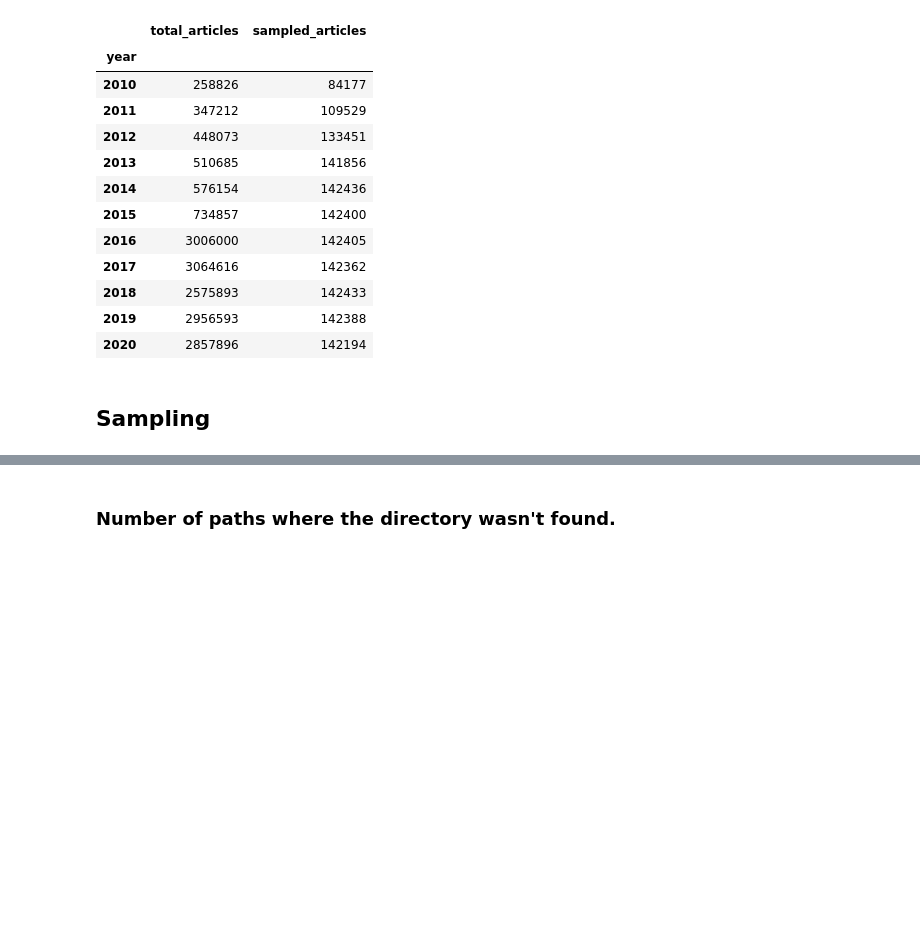
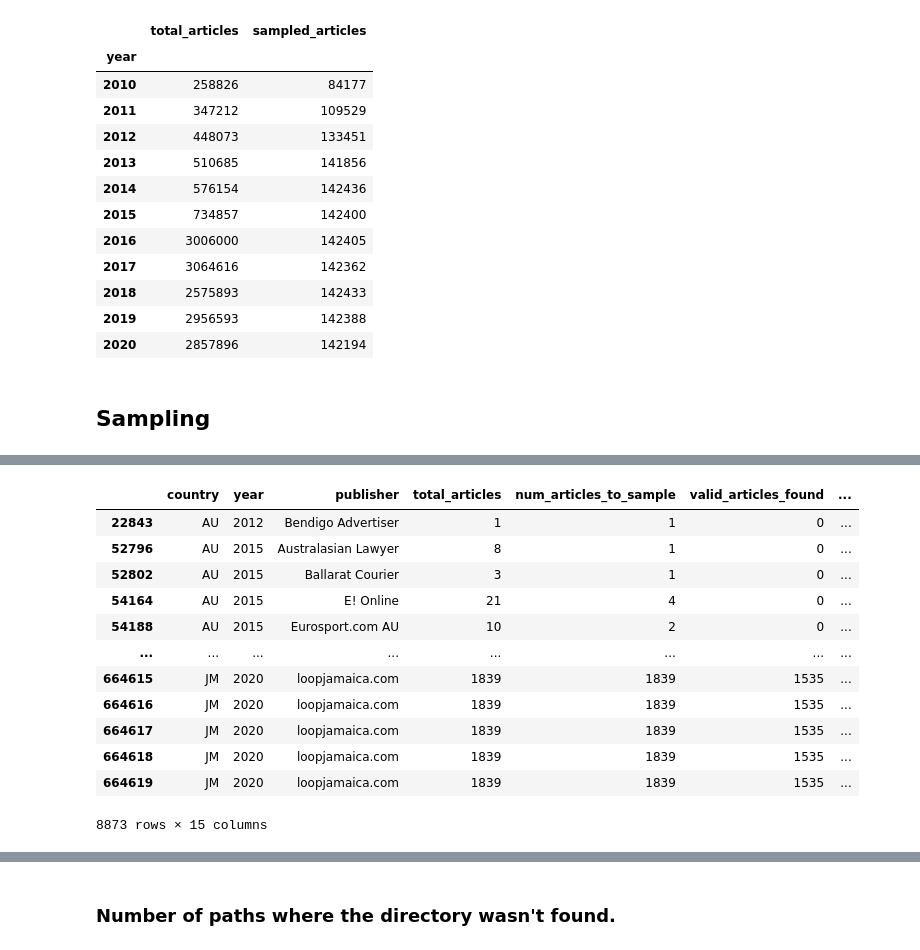
Before and after one commit to mbmackenzie/peace-speech-project, a Jupyter notebook: Export Sampled Data.ipynb, the cells around one changed output, grey strips where cells are left out. Saved outputs shown, nothing was run; the diff lists cells and outputs as text; code cells hidden in the pictures; blank space fills up the shorter version.

```diff
--- a/Export Sampled Data.ipynb
+++ b/Export Sampled Data.ipynb
@@ -227,2 +294,18 @@ big_publisher_sampling.merge(
+# %%
+sanity_check_df[~sanity_check_df.num_articles_sampled_check]
+# %% [output]
+|  | country | year | publisher | total_articles | num_articles_to_sample | valid_articles_found | ... |
+| 22843 | AU | 2012 | Bendigo Advertiser | 1 | 1 | 0 | ... |
+| 52796 | AU | 2015 | Australasian Lawyer | 8 | 1 | 0 | ... |
+| 52802 | AU | 2015 | Ballarat Courier | 3 | 1 | 0 | ... |
+| 54164 | AU | 2015 | E! Online | 21 | 4 | 0 | ... |
+| 54188 | AU | 2015 | Eurosport.com AU | 10 | 2 | 0 | ... |
+| ... | ... | ... | ... | ... | ... | ... | ... |
+| 664615 | JM | 2020 | loopjamaica.com | 1839 | 1839 | 1535 | ... |
+| 664616 | JM | 2020 | loopjamaica.com | 1839 | 1839 | 1535 | ... |
+| 664617 | JM | 2020 | loopjamaica.com | 1839 | 1839 | 1535 | ... |
+| 664618 | JM | 2020 | loopjamaica.com | 1839 | 1839 | 1535 | ... |
+| 664619 | JM | 2020 | loopjamaica.com | 1839 | 1839 | 1535 | ... |
+8873 rows × 15 columns
 # %%
 %%time
```
Also changed, not shown: parts of 12 cells of this notebook, 10 other files.
